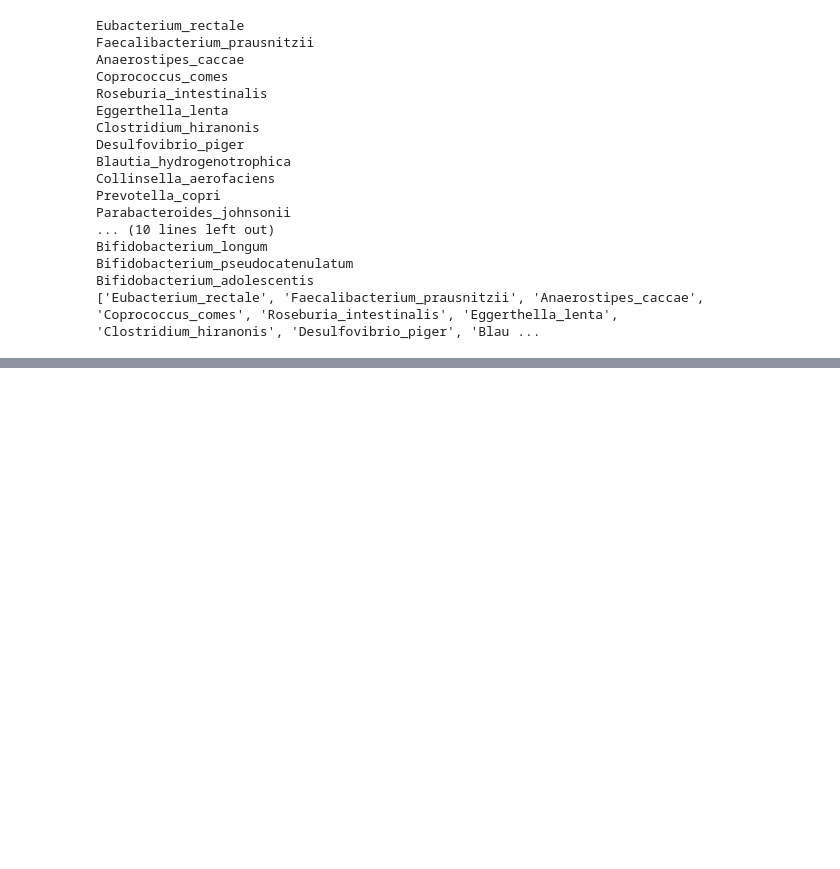
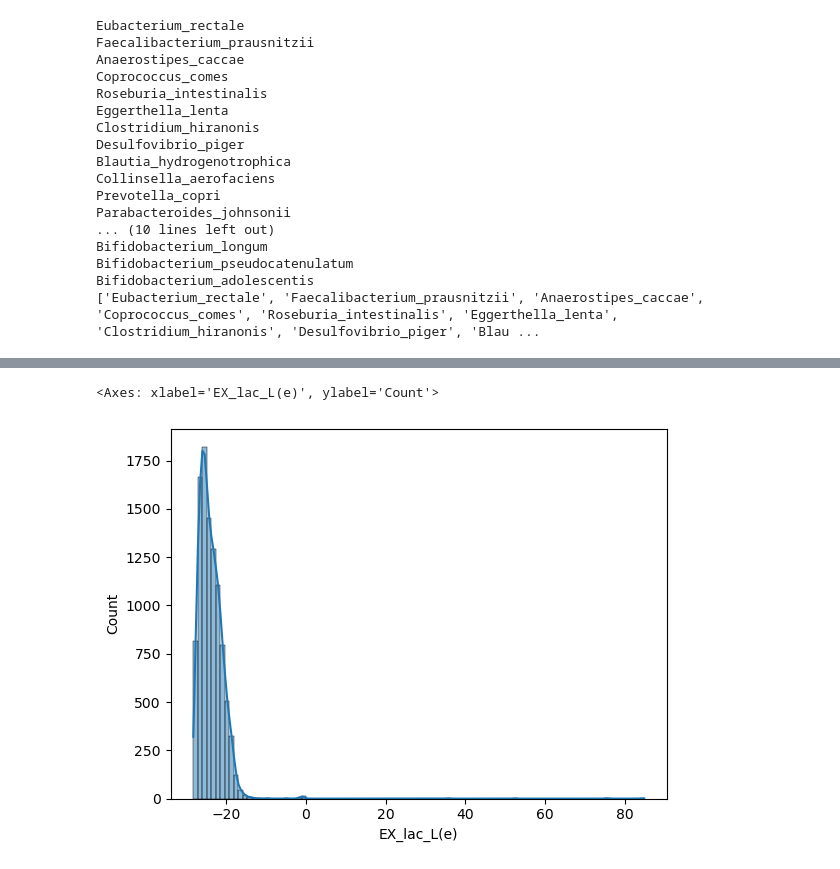
Before and after one commit to haydengallo/glv_dfba, a Jupyter notebook: FVA_testing.ipynb, the cells around one changed output, grey strips where cells are left out. Drawn from its saved outputs; the diff is of its cells as text; code cells hidden in the pictures; blank space fills up the shorter version.

```diff
--- a/FVA_testing.ipynb
+++ b/FVA_testing.ipynb
@@ -441,0 +410,5 @@ Name: EX_ac(e), dtype: float64
+# %%
+sns.histplot(model_flux_samp['EX_lac_L(e)'], bins = 100, kde = True)
+# %% [output]
+<Axes: xlabel='EX_lac_L(e)', ylabel='Count'>
+[figure, added]
```
Also changed, not shown: parts of 14 cells of this notebook, 2 other files.
